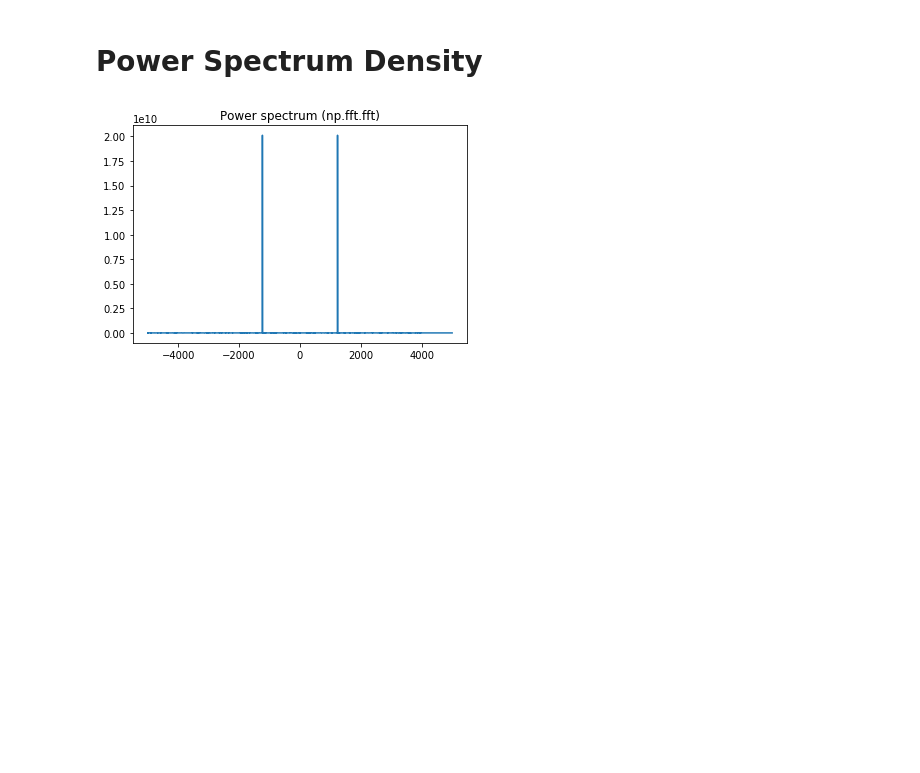
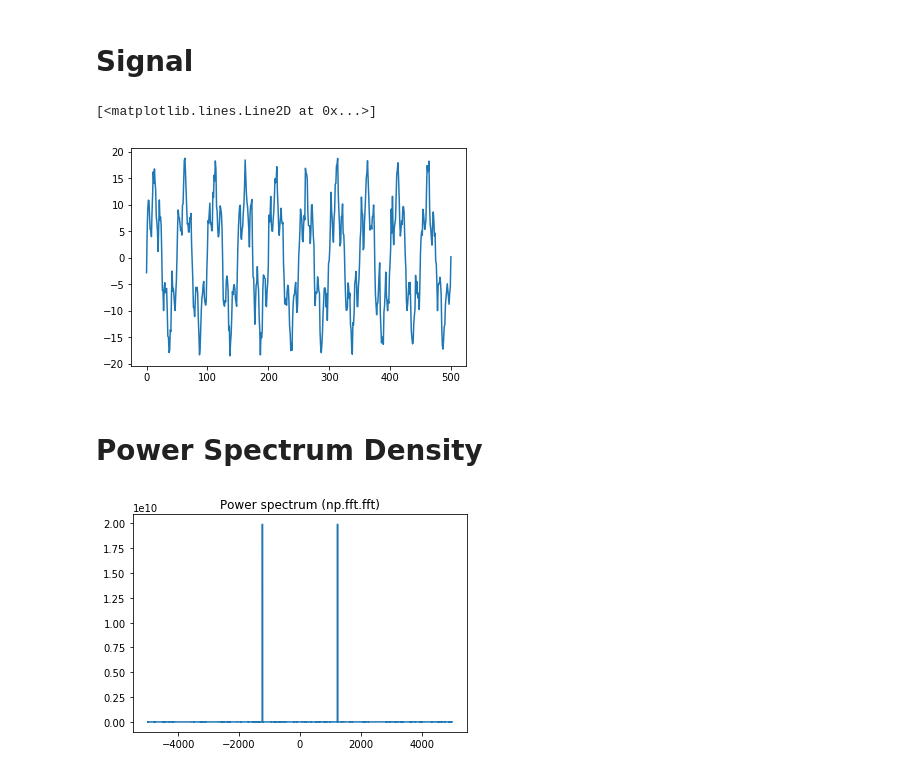
Before and after one commit to carlosuxyz/test, a Jupyter notebook: python/test psd.ipynb, the cells around one changed output. Cells and saved outputs as stored; diff of their text form; code cells hidden in the pictures; blank space fills up the shorter version.

```diff
--- a/python/test psd.ipynb
+++ b/python/test psd.ipynb
@@ -3,6 +3,26 @@ from scipy import signal
 import numpy as np
 import matplotlib.pyplot as plt
 import matplotlib.mlab as mlab
+# %% [markdown]
+# Signal
+# %%
+fs = 5000 #采样频率
+ts = 1/fs #采样间隔
+T = 0.1 #时长
+N = fs*T + 1 #采样点
+tn = np.linspace(0, T, N) #
+fn = np.arange(len(tn))/(len(fn)-1)
+fn = fs*fn
+
+noise_power = 0.001 * fs / 2
+time = np.arange(N) / fs
+
+xn = 5*np.sin(2*np.pi*500*tn) + 12*np.sin(2*np.pi*100*tn) + np.random.normal(scale=np.sqrt(noise_power), size=time.shape)
+
+plt.plot(xn)
+# %% [output]
+[<matplotlib.lines.Line2D at 0x...>]
+[figure, added]
 # %% [markdown]
 # Power Spectrum Density
 # %%
```
Also changed, not shown: parts of 4 cells of this notebook.
